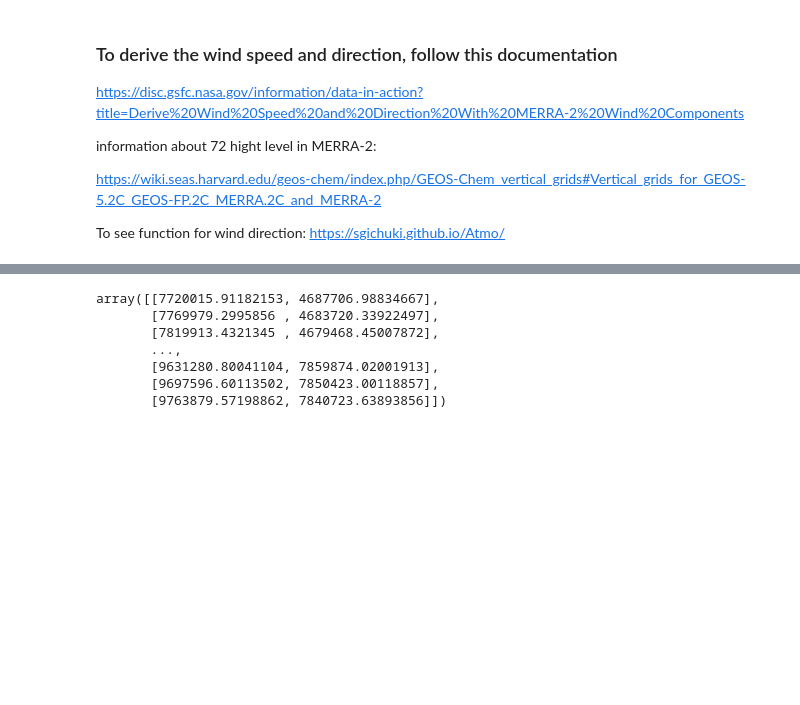
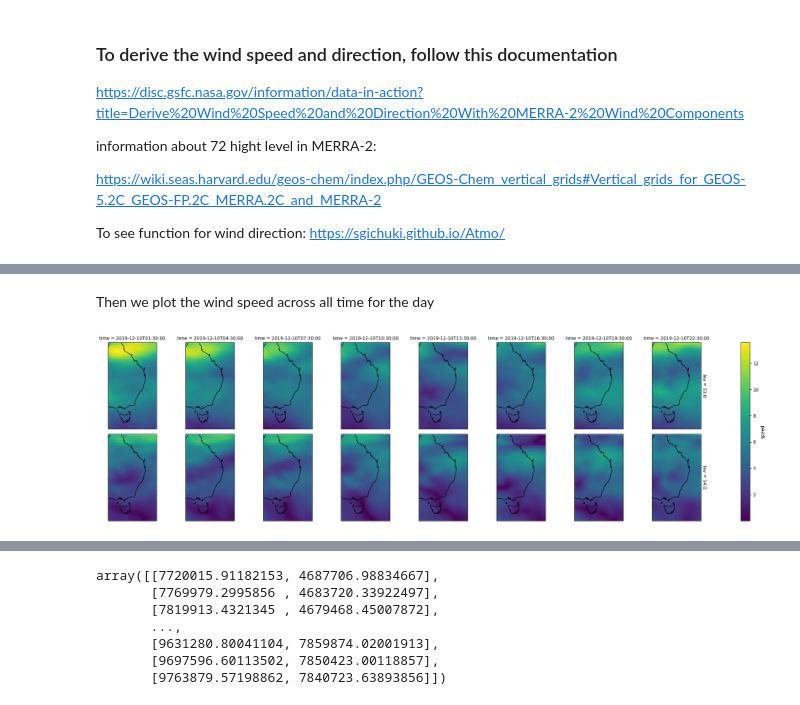
Before and after one commit to andradhandra/advectionGP, a Jupyter notebook: disertation.ipynb, the cells around one changed output, grey strips where cells are left out. Cells and saved outputs as stored; diff of their text form; code cells hidden in the pictures; blank space fills up the shorter version.

```diff
--- a/disertation.ipynb
+++ b/disertation.ipynb
@@ -273,0 +206,13 @@ crs_4326, crs_27706, transformer, reversedTranformer
+# %% [markdown]
+Then we plot the wind speed across all time for the day
+# %%
+maps = windDs.speed.plot(col="time", row="lev", subplot_kws=dict(projection=ccrs.PlateCarree()),
+    transform=ccrs.PlateCarree())
+for axes in maps.axs.flat:
+    axes.set_extent(targetCoordinates)
+    axes.add_feature(NaturalEarthFeature('physical', 'coastline', '50m'),
+              facecolor='none', edgecolor='black')
+
+plt.show()
+# %% [output]
+[figure, added]
```
Also changed, not shown: parts of 44 cells of this notebook.
